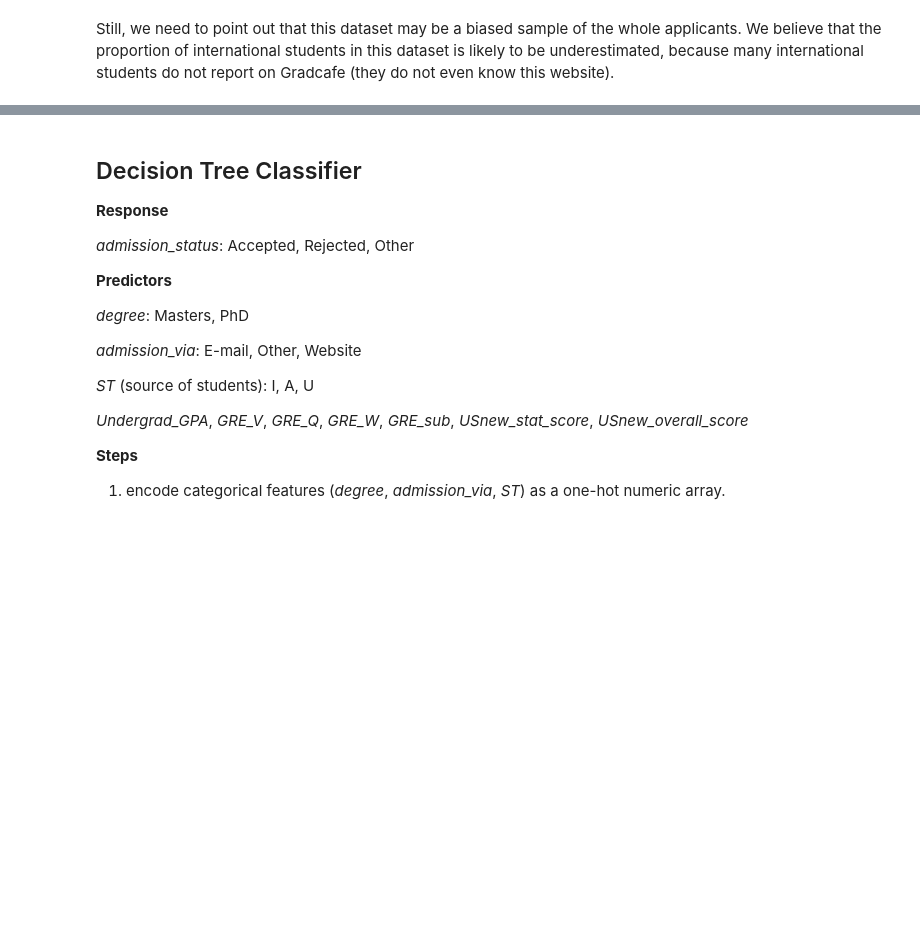
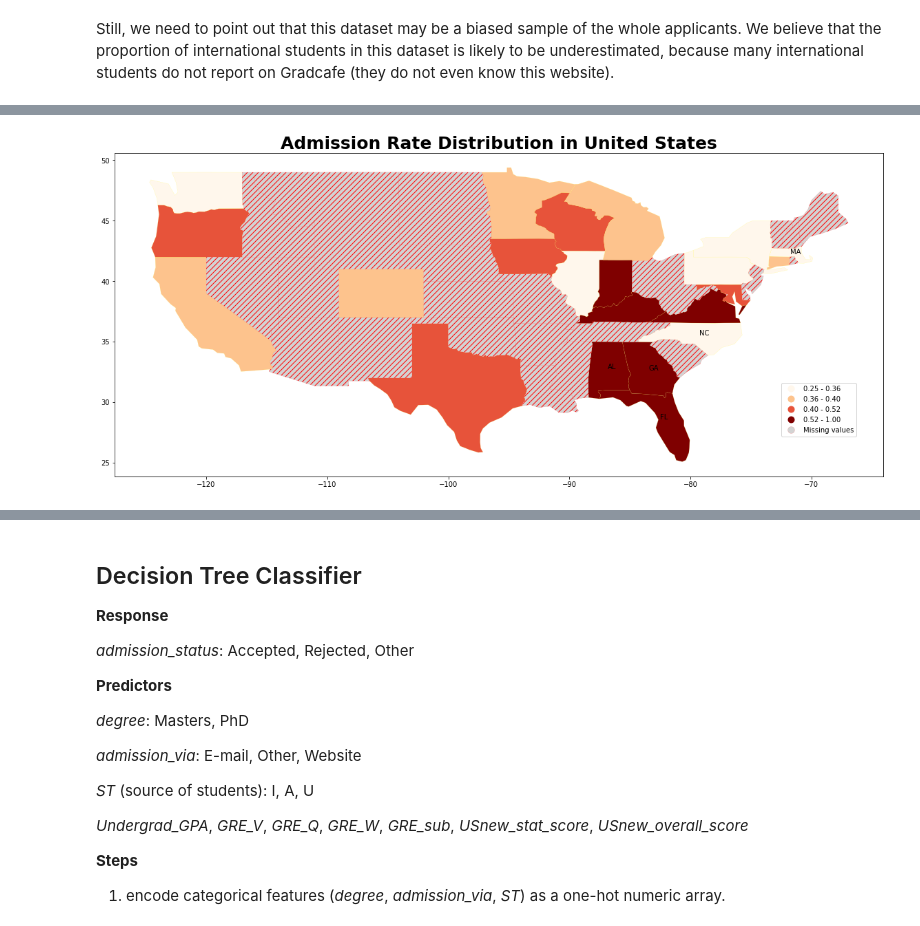
Before and after one commit to hango1996/Analysis-of-Gradcafe-Data, a Jupyter notebook: final_project-master/notebooks/EDA.ipynb, the cells around one changed output, grey strips where cells are left out. Saved outputs shown, nothing was run; the diff lists cells and outputs as text; code cells hidden in the pictures; blank space fills up the shorter version.

```diff
--- a/final_project-master/notebooks/EDA.ipynb
+++ b/final_project-master/notebooks/EDA.ipynb
@@ -251,0 +266,4 @@ Still, we need to point out that this dataset may be a biased sample of the whol
+# %%
+geo_figure2(feature = "admission_rate")
+# %% [output]
+[figure, added]
```
Also changed, not shown: parts of 41 cells of this notebook, 1 other file.
